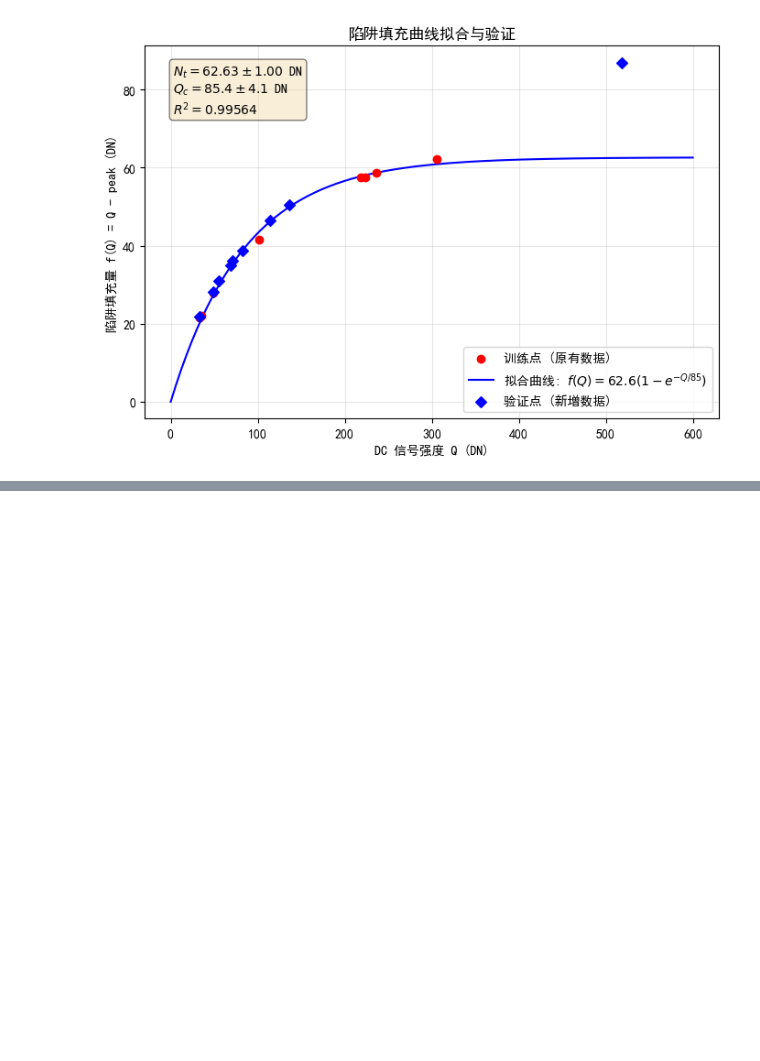
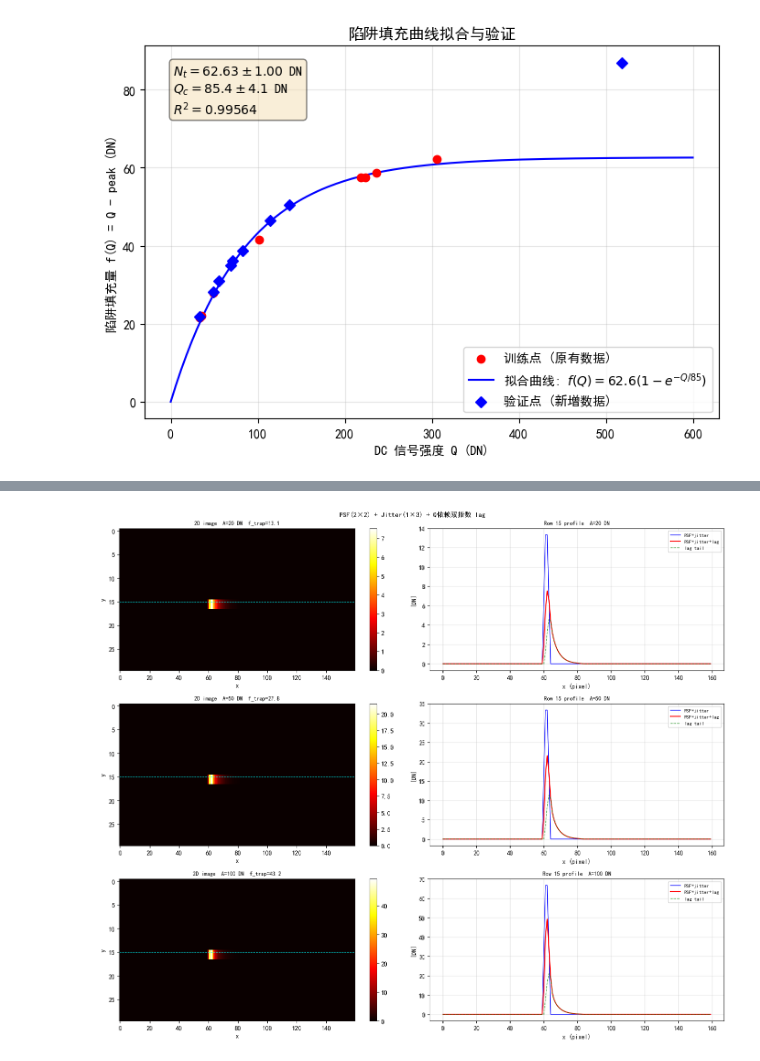
Before and after one commit to dotamh/ZP8_algo_lab, a Jupyter notebook: lag_model_fit_test.ipynb, the cells around one changed output, grey strips where cells are left out. Saved outputs shown, nothing was run; the diff lists cells and outputs as text; code cells hidden in the pictures; blank space fills up the shorter version.

```diff
--- a/lag_model_fit_test.ipynb
+++ b/lag_model_fit_test.ipynb
@@ -409,0 +614,67 @@ def apply_image_lag(frame, Nt=LAG_NT, Qc=LAG_QC,
+# %%
+"""PSF + Jitter + 新 Q 依赖 lag 模型前向仿真"""
+
+import numpy as np
+import matplotlib.pyplot as plt
+from scipy.signal import fftconvolve
+
+# ── 参数（填充模型 Section1 + 联合优化 Section2）─────────────────
+NT, QC         = 62.63, 85.4
+ALPHA1, ALPHA2 = 0.7779, 0.2344
+A1MAX, FC1     = 1.0, 78.5
+T_LAG          = 20
+
+def ftrap(Q):
+    return NT * (1 - np.exp(-np.clip(Q, 0, None) / QC))
+
+def lag_kernel(f):
+    t    = np.arange(1, T_LAG + 1)
+    A1   = A1MAX * (1 - np.exp(-max(float(f), 1e-6) / FC1))
+    g_sl = (1-ALPHA1)*ALPHA1**t;  g_sl /= g_sl.sum()
+    g_fa = (1-ALPHA2)*ALPHA2**t;  g_fa /= g_fa.sum()
+    return np.concatenate([[0.], A1*g_fa + (1-A1)*g_sl]).reshape(1, -1)
+
+# ── 场景 ─────────────────────────────────────────────────────────
+H, W   = 30, 160
+Y0, X0 = 15, 60          # 缺陷位置
+A_vals = [20, 50, 100]   # 缺陷幅度
+
+PSF    = np.ones((2, 2))            # 2×2 box PSF
+JITTER = np.ones((1, 3)) / 3.0     # 1×3 jitter
+
+fig, axes = plt.subplots(len(A_vals), 2, figsize=(14, 4*len(A_vals)))
+
+for row, A in enumerate(A_vals):
+    scene    = np.zeros((H, W)); scene[Y0, X0] = A
+
+    # PSF → jitter
+    jittered = fftconvolve(fftconvolve(scene, PSF, 'full')[:H,:W],
+                           JITTER, 'full')[:H, :W]
+
+    # 新 lag
+    trapped  = ftrap(jittered)
+    f_mean   = trapped[trapped > 0.1].mean() if (trapped > 0.1).any() else 1.0
+    lag      = fftconvolve(trapped, lag_kernel(f_mean), 'full')[:H, :W]
+    obs      = (jittered - trapped) + lag
+
+    ax = axes[row, 0]
+    im = ax.imshow(obs, aspect='auto', cmap='hot', origin='upper')
+    ax.axhline(Y0, color='cyan', lw=0.8, ls='--')
+    plt.colorbar(im, ax=ax)
+    ax.set_title(f'2D image  A={A} DN  f_trap={ftrap(A):.1f}', fontsize=9)
+    ax.set_xlabel('x'); ax.set_ylabel('y')
+
+    ax = axes[row, 1]
+    ax.plot(jittered[Y0], 'b-',  lw=1,   label='PSF+jitter')
+    ax.plot(obs[Y0],      'r-',  lw=1.5, label='PSF+jitter+lag')
+    ax.plot(lag[Y0],      'g--', lw=1,   alpha=0.7, label='lag tail')
+    ax.set_title(f'Row {Y0} profile  A={A} DN', fontsize=9)
+    ax.set_xlabel('x (pixel)'); ax.set_ylabel('[DN]')
+    ax.legend(fontsize=8); ax.grid(True, alpha=0.3)
+
+plt.suptitle('PSF(2×2) + Jitter(1×3) + Q依赖双指数 lag', fontsize=11)
+plt.tight_layout()
+plt.savefig('psf_lag_combined.png', dpi=120)
+plt.show()
+# %% [output]
+[figure, added]
```
Also changed, not shown: parts of 16 cells of this notebook, 15 other files.
